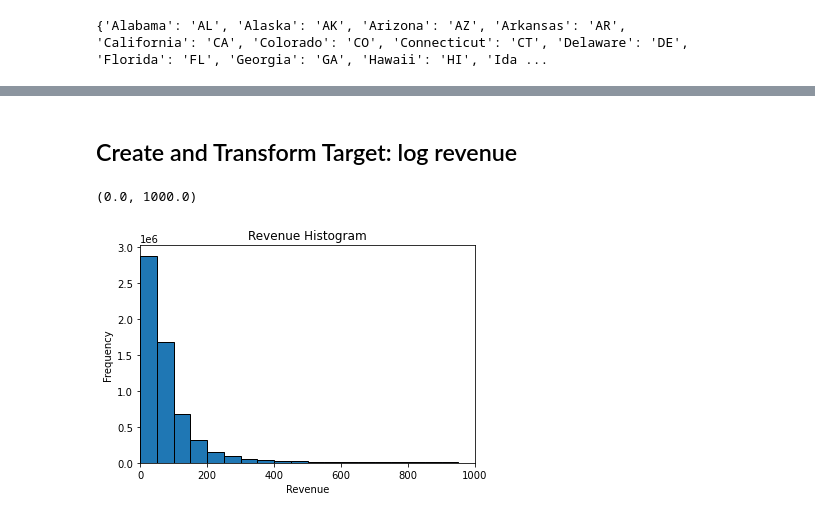
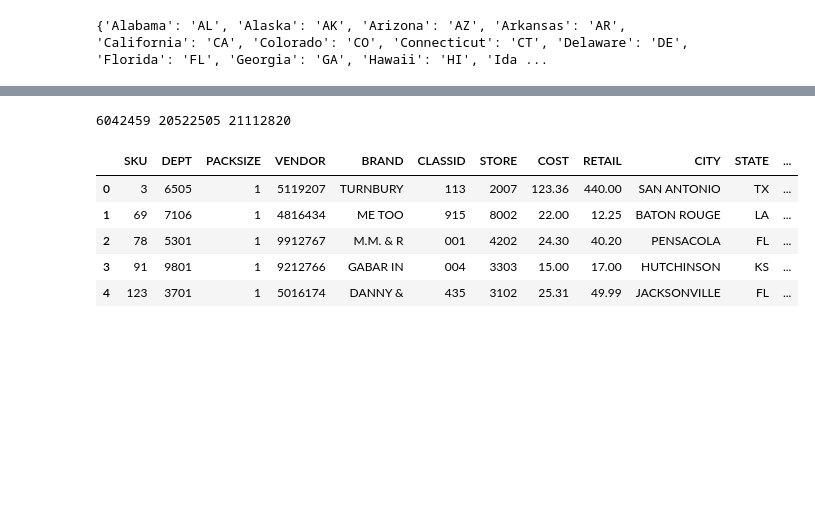
Before and after one commit to ayush9818/Dilliards-Inventory-Management, a Jupyter notebook: code/FeatureEngineering_Notebook.ipynb, the cells around one changed output, grey strips where cells are left out. Saved outputs shown, nothing was run; the diff lists cells and outputs as text; code cells hidden in the pictures; blank space fills up the shorter version.

```diff
--- a/code/FeatureEngineering_Notebook.ipynb
+++ b/code/FeatureEngineering_Notebook.ipynb
@@ -67 +263,13 @@ df_final.head()
+# %%
+df_sku_skst_trans = df_sku_skst.merge(df_trans, on=['SKU','STORE'], how='inner')
+print(df_sku_skst_trans.shape[0], df_sku_skst.shape[0], df_trans.shape[0])
+df_sku_skst_trans.head()
+# %% [output]
+6042459 20522505 21112820
+|  | SKU | DEPT | PACKSIZE | VENDOR | BRAND | CLASSID | STORE | COST | RETAIL | CITY | STATE | ... |
+| 0 | 3 | 6505 | 1 | 5119207 | TURNBURY | 113 | 2007 | 123.36 | 440.00 | SAN ANTONIO | TX | ... |
+| 1 | 69 | 7106 | 1 | 4816434 | ME TOO | 915 | 8002 | 22.00 | 12.25 | BATON ROUGE | LA | ... |
+| 2 | 78 | 5301 | 1 | 9912767 | M.M. & R | 001 | 4202 | 24.30 | 40.20 | PENSACOLA | FL | ... |
+| 3 | 91 | 9801 | 1 | 9212766 | GABAR IN | 004 | 3303 | 15.00 | 17.00 | HUTCHINSON | KS | ... |
+| 4 | 123 | 3701 | 1 | 5016174 | DANNY & | 435 | 3102 | 25.31 | 49.99 | JACKSONVILLE | FL | ... |
 # %%
@@ -69,3 +277 @@ df_final.head()
 merged_df = pd.merge(df_final ,result_df, left_on='STATE', right_on='STATE', how='inner')
-# %% [markdown]
-## Create and Transform Target: log revenue
@@ -75,10 +277,0 @@ merged_df['revenue'] = merged_df['averagesellingprice'] * merged_df['totalunitss
-# %%
-# Create a histogram and set the x-axis scale
-plt.hist(merged_df['revenue'], bins=20, range=(0, 1000), edgecolor='black')  # Adjust the number of bins as needed
-plt.title('Revenue Histogram')
-plt.xlabel('Revenue')
-plt.ylabel('Frequency')
-plt.xlim(0, 1000)
-# %% [output]
-(0.0, 1000.0)
-[figure, removed]
```
Also changed, not shown: parts of 40 cells of this notebook.
